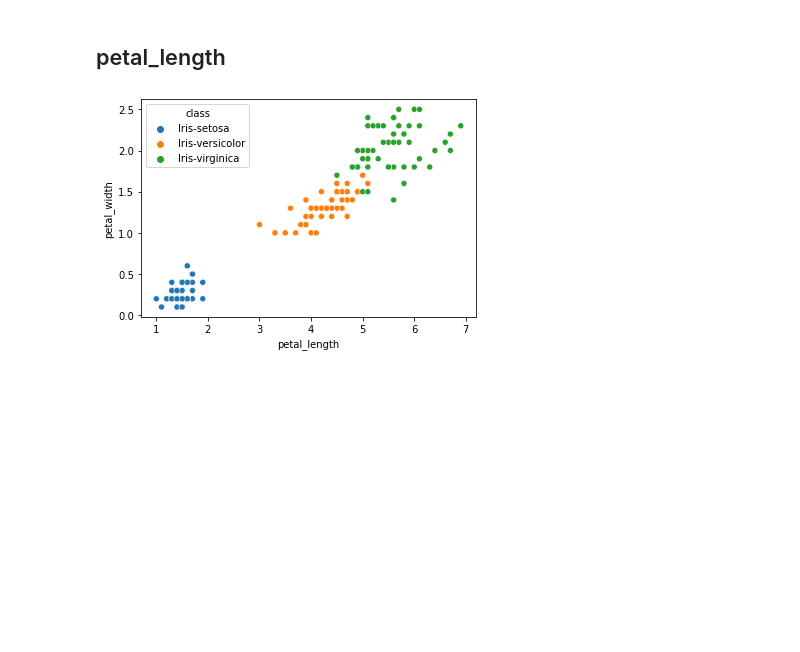
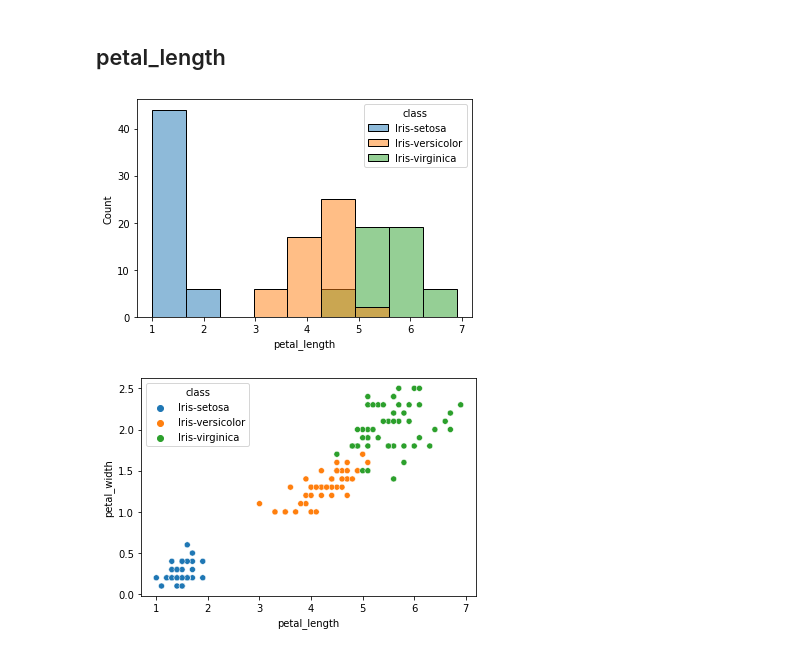
Before and after one commit to Sivaranjith1/iris_classification, a Jupyter notebook: EDA.ipynb, the cells around one changed output. Drawn from its saved outputs; the diff is of its cells as text; code cells hidden in the pictures; blank space fills up the shorter version.

```diff
--- a/EDA.ipynb
+++ b/EDA.ipynb
@@ -84,6 +96,10 @@ scattor_plot_against_class("sepal_length", "petal_length")
 Based on the observations, using both sepal_length and sepal_width might be redundant.
 # %% [markdown]
 ## petal_length
+# %%
+hist_plot_against_class("petal_length")
+# %% [output]
+[figure, added]
 # %%
 scattor_plot_against_class("petal_length", "petal_width")
 # %% [output]
```
Also changed, not shown: parts of 6 cells of this notebook.
